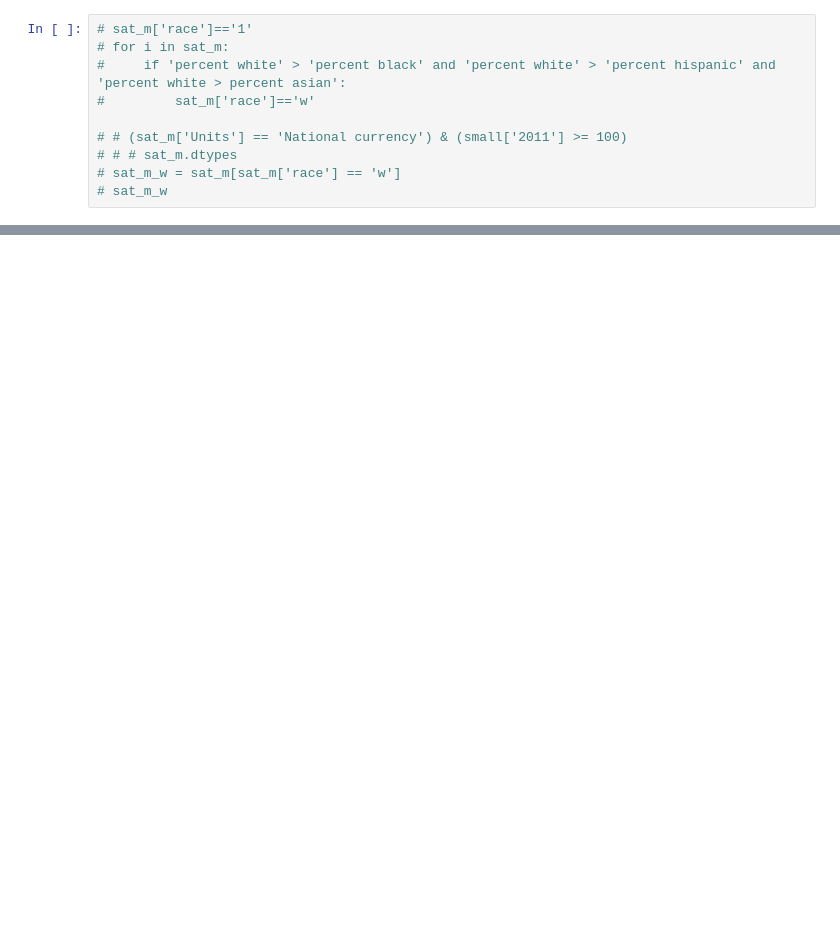
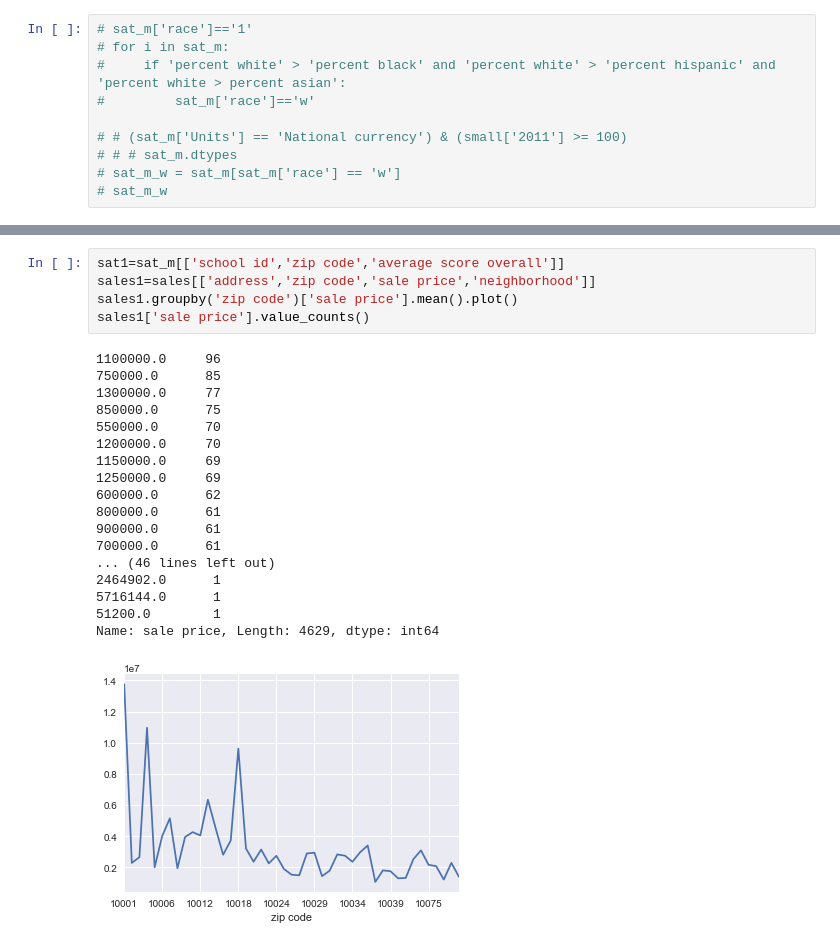
Before and after one commit to chrisc617/Data-Bootcamp-Final-Project, a Jupyter notebook: Final Project - SAT Scores.ipynb, the cells around one changed output, grey strips where cells are left out. Drawn from its saved outputs; the diff is of its cells as text; blank space fills up the shorter version.

```diff
--- a/Final Project - SAT Scores.ipynb
+++ b/Final Project - SAT Scores.ipynb
@@ -83,0 +121,24 @@ sat_m.sort_values('average score overall',ascending=False).head()
+# %%
+sat1=sat_m[['school id','zip code','average score overall']]
+sales1=sales[['address','zip code','sale price','neighborhood']]
+sales1.groupby('zip code')['sale price'].mean().plot()
+sales1['sale price'].value_counts()
+# %% [output]
+1100000.0     96
+750000.0      85
+1300000.0     77
+850000.0      75
+550000.0      70
+1200000.0     70
+1150000.0     69
+1250000.0     69
+600000.0      62
+800000.0      61
+900000.0      61
+700000.0      61
+... (46 lines left out)
+2464902.0      1
+5716144.0      1
+51200.0        1
+Name: sale price, Length: 4629, dtype: int64
+[figure, added]
```
Also changed, not shown: parts of 12 cells of this notebook.
